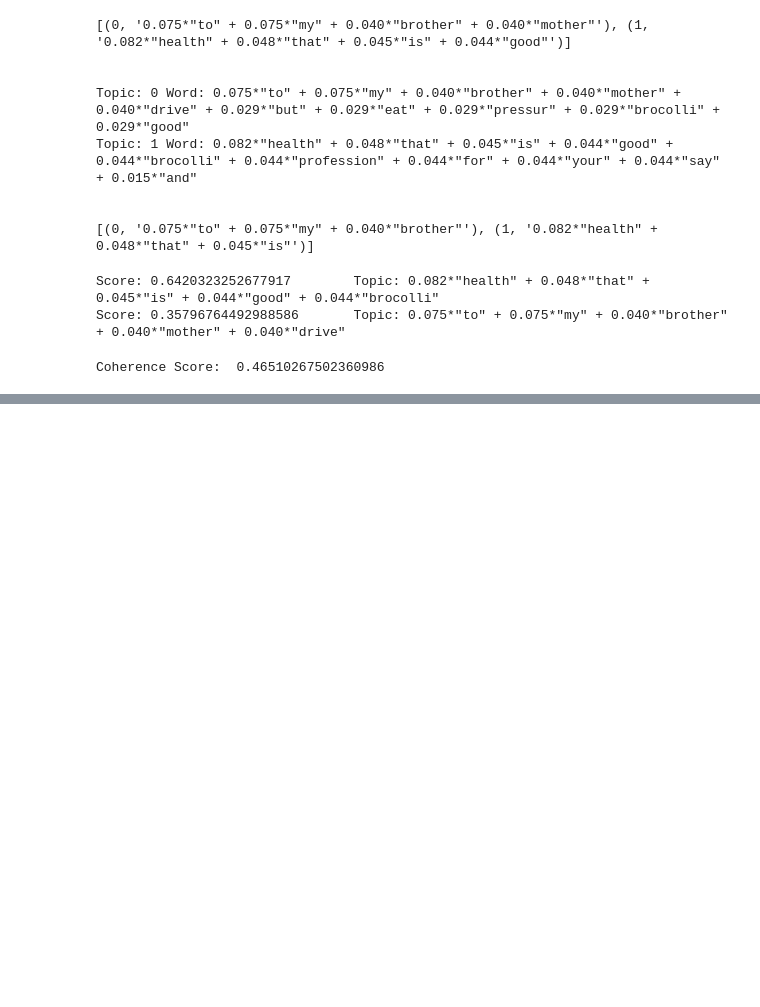
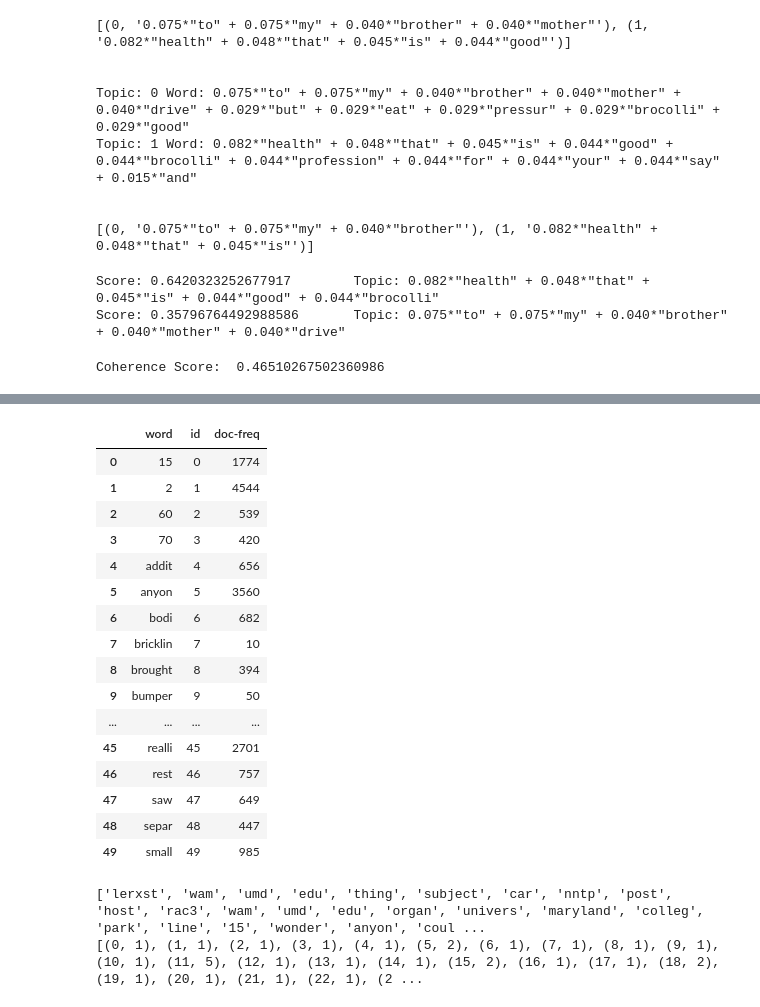
Before and after one commit to hanhluukim/replication-topic-modelling-in-embedding-space, a Jupyter notebook: notebooks/test_mini_lda_model.ipynb, the cells around one changed output, grey strips where cells are left out. Cells and saved outputs as stored; diff of their text form; code cells hidden in the pictures; blank space fills up the shorter version.

Commit message:
update testing and preprare_dataset.py

```diff
--- a/notebooks/test_mini_lda_model.ipynb
+++ b/notebooks/test_mini_lda_model.ipynb
@@ -117,0 +126,9 @@ Coherence Score:  0.46510267502360986
+# %%
+# other test
+# download data and covert to the from that etm can understand and process
+from sklearn.datasets import fetch_20newsgroups
+train_data = fetch_20newsgroups(subset='train').data
+test_data = fetch_20newsgroups(subset='test').data
+documents = train_data
+documents.extend(test_data)
+print(f'Number of documents {len(documents)}')
@@ -117,0 +150,15 @@ Coherence Score:  0.46510267502360986
+# %%
+# preprocessing
+# tokenization and preprocessing
+texts = []
+# loop through document list
+for i in documents:
+    # clean and tokenize document string
+    raw = i.lower()
+    tokens = tokenizer.tokenize(raw)
+    # remove stop words from tokens
+    stopped_tokens = [i for i in tokens if not i in set(stopwords.words('english'))]
+    # stem tokens
+    stemmed_tokens = [p_stemmer.stem(i) for i in stopped_tokens]
+    # add tokens to list
+    texts.append(stemmed_tokens)
@@ -117,0 +174,36 @@ Coherence Score:  0.46510267502360986
+# %%
+# turn our tokenized documents into a id <-> term dictionary
+dictionary = corpora.dictionary.Dictionary(texts)
+dictionary.id2token = { v:k for k, v in dictionary.token2id.items()}
+import pandas as pd
+df = pd.DataFrame(columns=["word", "id", "doc-freq"])
+df["word"] = dictionary.token2id.keys()
+df["id"] = dictionary.token2id.values()
+df["doc-freq"] = [dictionary.dfs[id] for id in dictionary.token2id.values()]
+df.iloc[:50]
+# %% [output]
+|  | word | id | doc-freq |
+| 0 | 15 | 0 | 1774 |
+| 1 | 2 | 1 | 4544 |
+| 2 | 60 | 2 | 539 |
+| 3 | 70 | 3 | 420 |
+| 4 | addit | 4 | 656 |
+| 5 | anyon | 5 | 3560 |
+| 6 | bodi | 6 | 682 |
+| 7 | bricklin | 7 | 10 |
+| 8 | brought | 8 | 394 |
+| 9 | bumper | 9 | 50 |
+| ... | ... | ... | ... |
+| 45 | realli | 45 | 2701 |
+| 46 | rest | 46 | 757 |
+| 47 | saw | 47 | 649 |
+| 48 | separ | 48 | 447 |
+| 49 | small | 49 | 985 |
+# %%
+# convert tokenized documents into a document-term matrix
+corpus = [dictionary.doc2bow(text) for text in texts]
+print(texts[0])
+print(corpus[0])
+# %% [output]
+['lerxst', 'wam', 'umd', 'edu', 'thing', 'subject', 'car', 'nntp', 'post', 'host', 'rac3', 'wam', 'umd', 'edu', 'organ', 'univers', 'maryland', 'colleg', 'park', 'line', '15', 'wonder', 'anyon', 'coul ...
+[(0, 1), (1, 1), (2, 1), (3, 1), (4, 1), (5, 2), (6, 1), (7, 1), (8, 1), (9, 1), (10, 1), (11, 5), (12, 1), (13, 1), (14, 1), (15, 2), (16, 1), (17, 1), (18, 2), (19, 1), (20, 1), (21, 1), (22, 1), (2 ...
```
Also changed, not shown: parts of 6 cells of this notebook, 10 other files.
